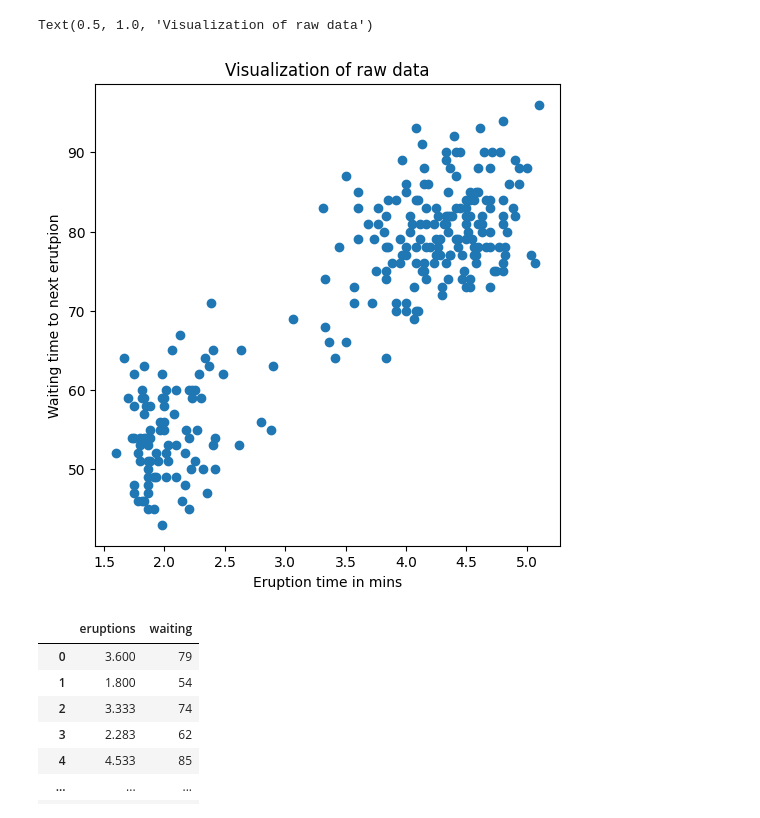
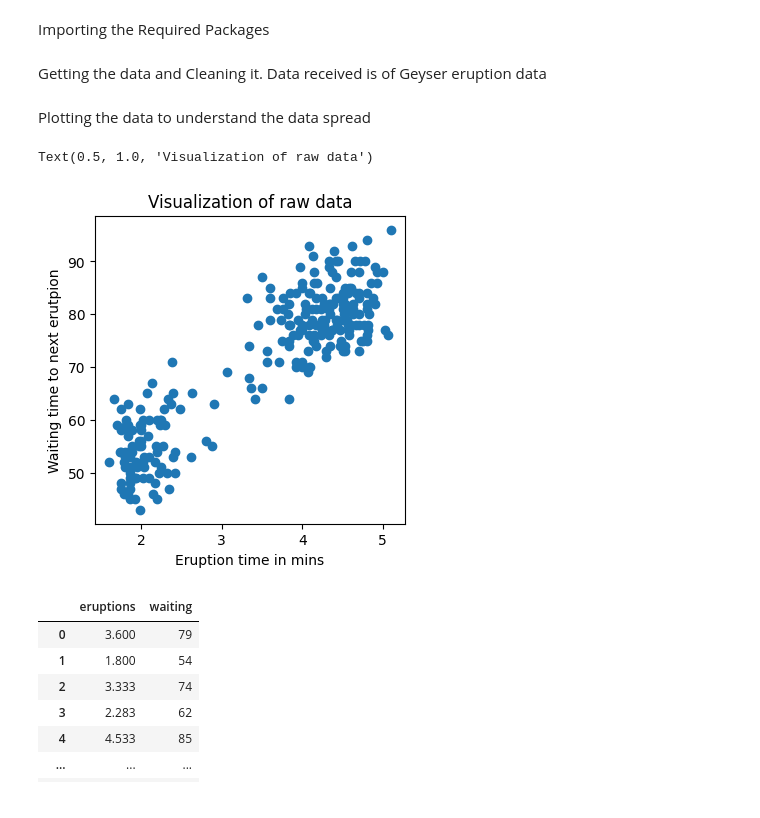
Before and after one commit to Adharsh0001/Machine-Learning, a Jupyter notebook: K_means_clustering.ipynb, the cells around one changed output. Saved outputs shown, nothing was run; the diff lists cells and outputs as text; code cells hidden in the pictures.

```diff
--- a/K_means_clustering.ipynb
+++ b/K_means_clustering.ipynb
@@ -1,26 +1,32 @@
 # %% [markdown]
 <a href="https://colab.research.google.com/github/Adharsh0001/Machine-Learning/blob/main/K_means_clustering.ipynb" target="_parent"><img src="https://colab.research.google.com/assets/colab-badge.svg" alt="Open In Colab"/></a>
+# %% [markdown]
+Importing the Required Packages
 # %%
 import pandas as pd
 import matplotlib.pyplot as plt
 import seaborn as sns
 from sklearn.cluster import KMeans
 from sklearn.preprocessing import StandardScaler
+# %% [markdown]
+Getting the data and Cleaning it. Data received is of Geyser eruption data
 # %%
 df = pd.read_csv("https://raw.githubusercontent.com/Adharsh0001/Machine-Learning/main/faithful.csv")
 del df["Unnamed: 0"]
 df.describe()
 df.isnull().sum()
 df = df.drop_duplicates()
+# %% [markdown]
+Plotting the data to understand the data spread
 # %%
-plt.figure(figsize = (6,6))
+plt.figure(figsize = (4,4))
 plt.scatter(df.iloc[:,0], df.iloc[:,1])
 plt.xlabel("Eruption time in mins")
 plt.ylabel("Waiting time to next erutpion")
 plt.title("Visualization of raw data")
 # %% [output]
 Text(0.5, 1.0, 'Visualization of raw data')
-[figure, old version]
+[figure, new version]
 # %%
 df
 # %% [output]
```
Also changed, not shown: parts of 5 cells of this notebook.
